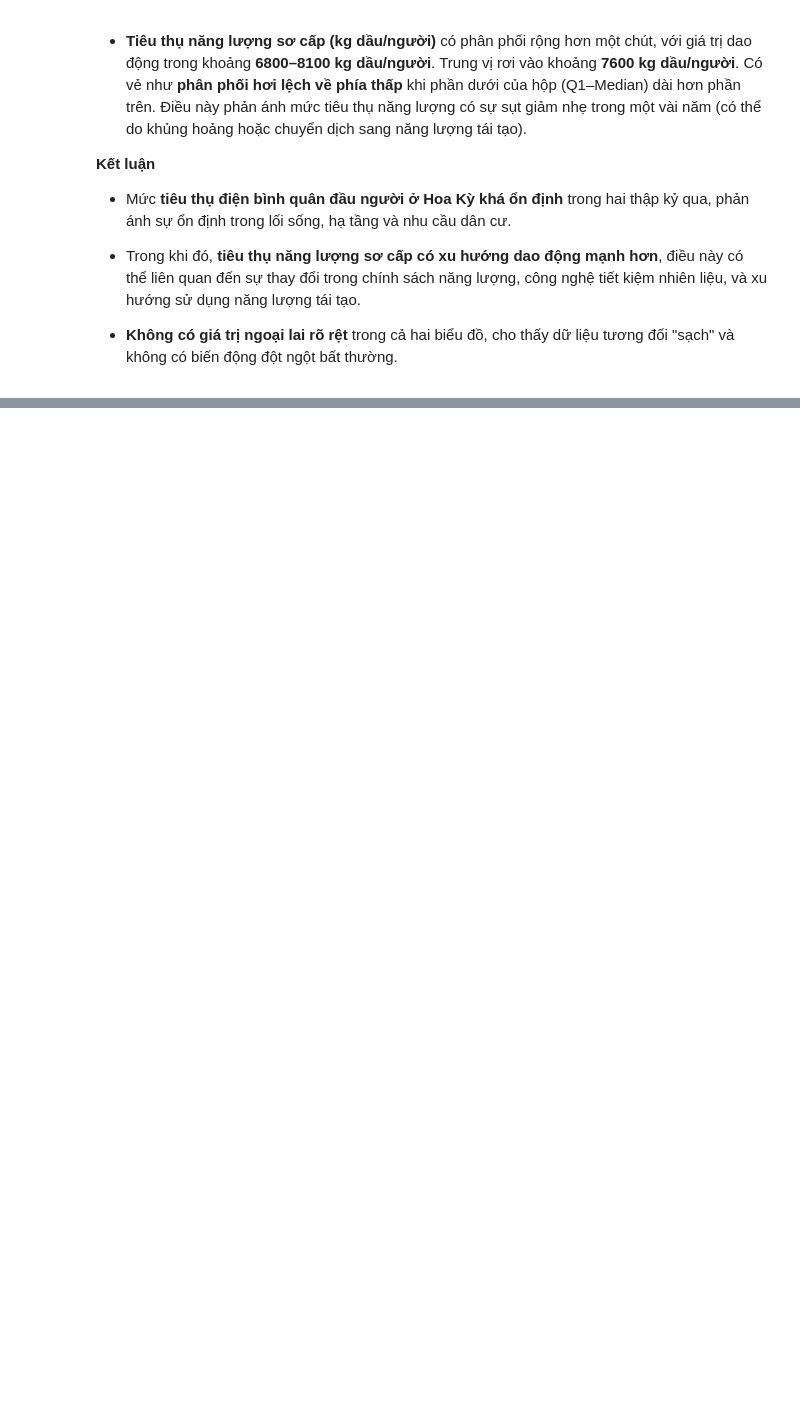
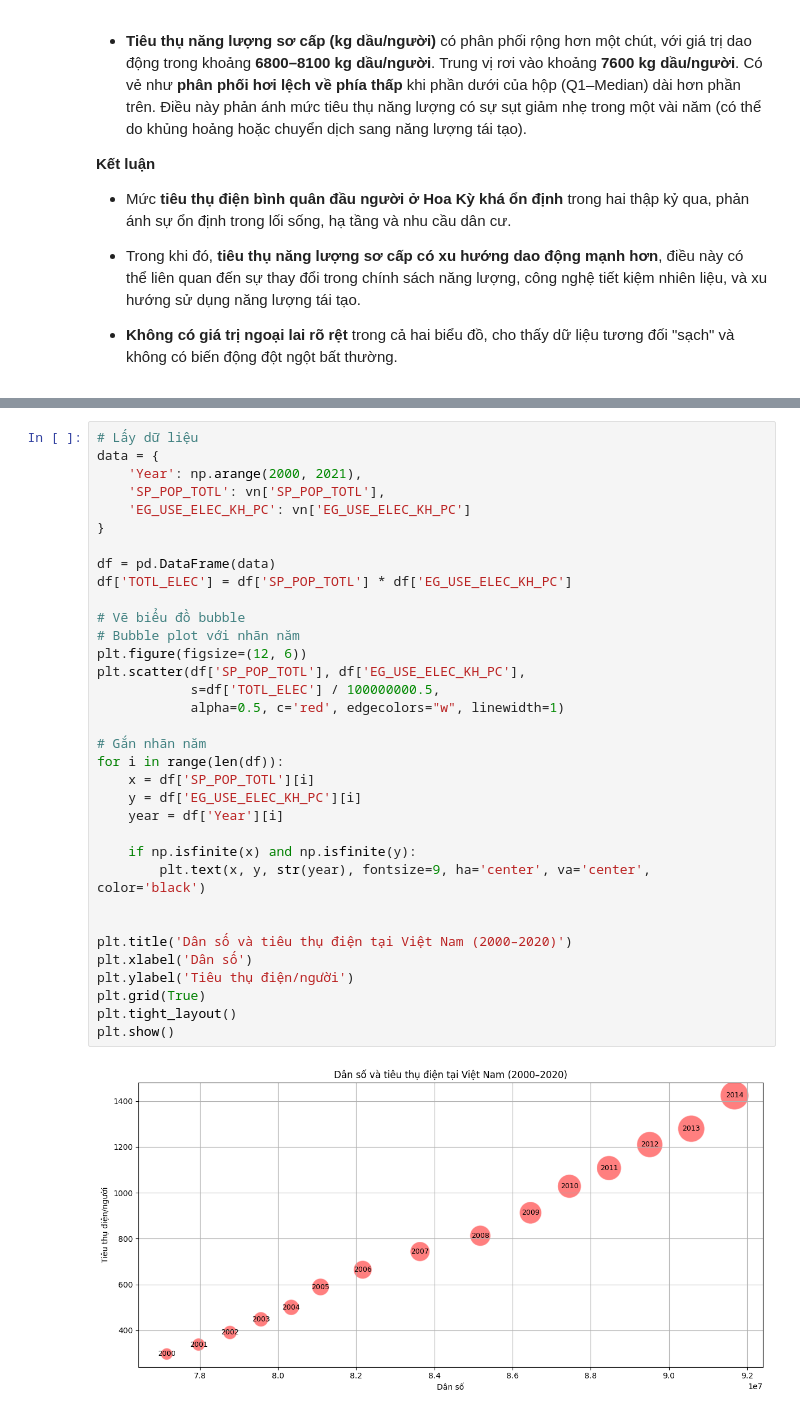
Before and after one commit to 0Nguyen0Cong0Tuan0/Data-Visualization, a Jupyter notebook: Lab2/main.ipynb, the cells around one changed output, grey strips where cells are left out. Saved outputs shown, nothing was run; the diff lists cells and outputs as text; blank space fills up the shorter version.

```diff
--- a/Lab2/main.ipynb
+++ b/Lab2/main.ipynb
@@ -710,0 +787,36 @@ plt.show()
+# %%
+# Lấy dữ liệu
+data = {
+    'Year': np.arange(2000, 2021),
+    'SP_POP_TOTL': vn['SP_POP_TOTL'],
+    'EG_USE_ELEC_KH_PC': vn['EG_USE_ELEC_KH_PC']
+}
+
+df = pd.DataFrame(data)
+df['TOTL_ELEC'] = df['SP_POP_TOTL'] * df['EG_USE_ELEC_KH_PC']
+
+# Vẽ biểu đồ bubble
+# Bubble plot với nhãn năm
+plt.figure(figsize=(12, 6))
+plt.scatter(df['SP_POP_TOTL'], df['EG_USE_ELEC_KH_PC'],
+            s=df['TOTL_ELEC'] / 100000000.5,
+            alpha=0.5, c='red', edgecolors="w", linewidth=1)
+
+# Gắn nhãn năm
+for i in range(len(df)):
+    x = df['SP_POP_TOTL'][i]
+    y = df['EG_USE_ELEC_KH_PC'][i]
+    year = df['Year'][i]
+
+    if np.isfinite(x) and np.isfinite(y):
+        plt.text(x, y, str(year), fontsize=9, ha='center', va='center', color='black')
+
+
+plt.title('Dân số và tiêu thụ điện tại Việt Nam (2000–2020)')
+plt.xlabel('Dân số')
+plt.ylabel('Tiêu thụ điện/người')
+plt.grid(True)
+plt.tight_layout()
+plt.show()
+# %% [output]
+[figure, added]
```
Also changed, not shown: parts of 7 cells of this notebook.
